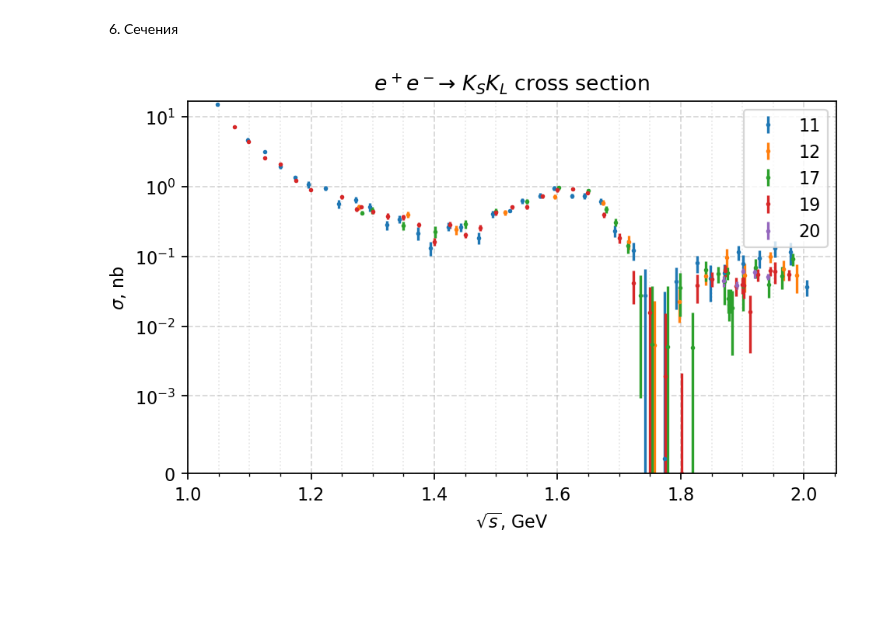
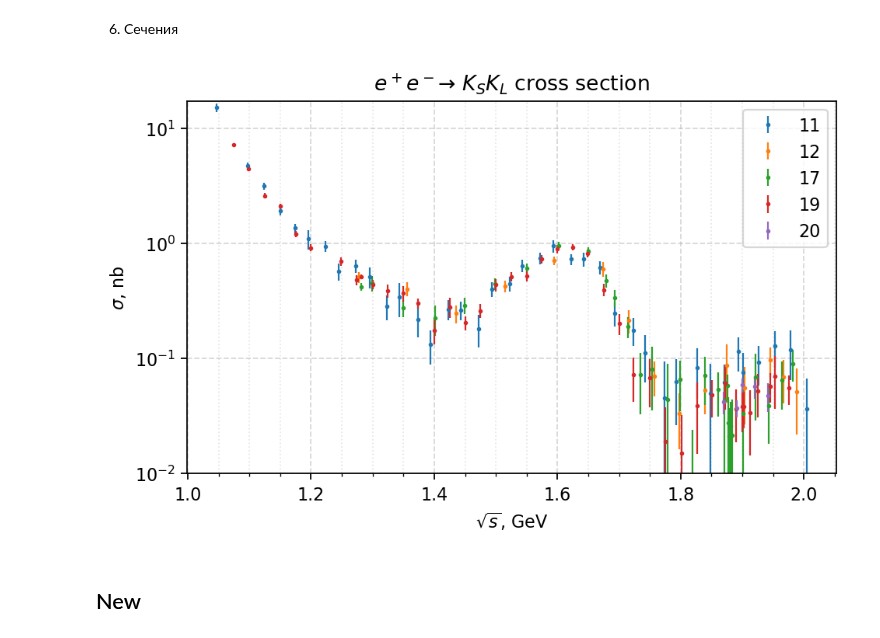
Before and after one commit to nikita-p/kskl20, a Jupyter notebook: docs/StudyReport.ipynb, the cells around one changed output. Drawn from its saved outputs; the diff is of its cells as text; code cells hidden in the pictures; blank space fills up the shorter version.

```diff
--- a/docs/StudyReport.ipynb
+++ b/docs/StudyReport.ipynb
@@ -145,8 +146,10 @@ pys.my_style('DC correction', xtitle='$\\sqrt{s}$, GeV', ytitle='$\\delta_{DC}$'
 # %%
 fig, ax = plt.subplots(dpi=160)
 for cs in crosses:
-    ax.errorbar(crosses[cs].emeas*2e-3, crosses[cs].cs_born, yerr=crosses[cs].cs_born_err, fmt='.', label=cs, ms=3)
-pys.my_style(title='$e^+e^- \\to \ K_SK_L$ cross section', xtitle='$\sqrt{s}$, GeV', ytitle='$\sigma$, nb', ylim=(0, None), legend=True)
+    ax.errorbar(crosses[cs].emeas*2e-3, crosses[cs].cs_born, yerr=crosses[cs].cs_born_err, fmt='.', label=cs, ms=3, lw=1)
+pys.my_style(title='$e^+e^- \\to \ K_SK_L$ cross section', xtitle='$\sqrt{s}$, GeV', ytitle='$\sigma$, nb', ylim=(1e-2, None), legend=True)
 ax.set_yscale('symlog', linthresh=1e-3)
 # %% [output]
-[figure, old version]
+[figure, new version]
+# %% [markdown]
+## New
```
Also changed, not shown: parts of 24 cells of this notebook, 7 other files.
